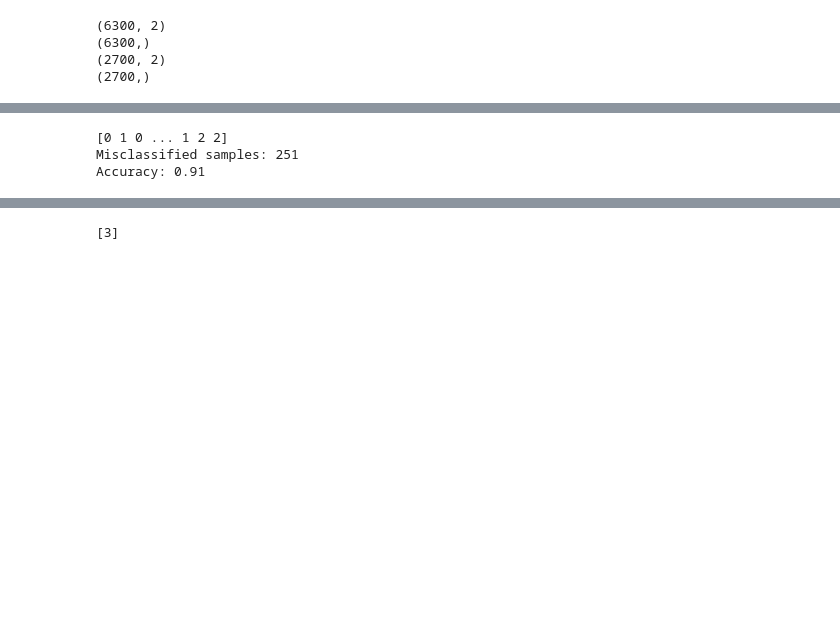
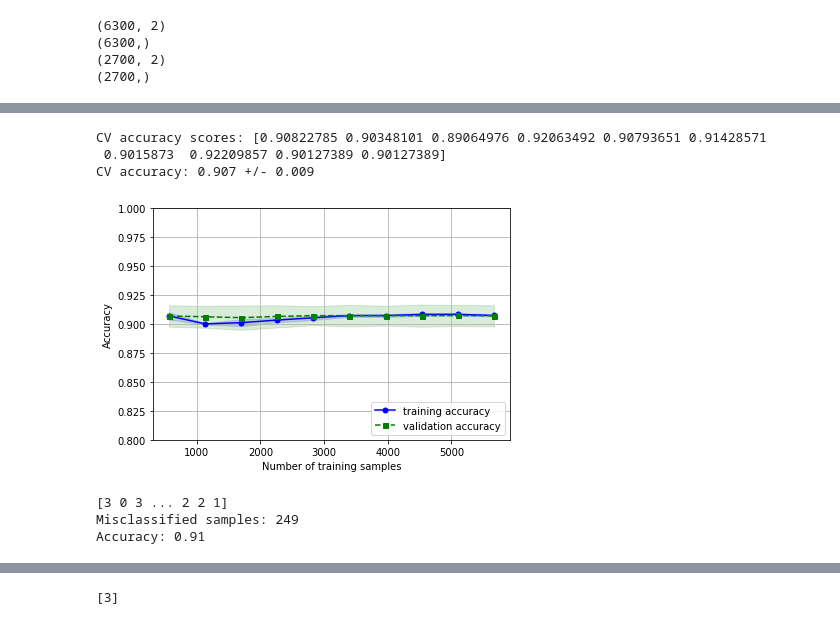
Before and after one commit to boson-lepton/classify, a Jupyter notebook: classify.ipynb, the cells around one changed output, grey strips where cells are left out. Cells and saved outputs as stored; diff of their text form; code cells hidden in the pictures; blank space fills up the shorter version.

```diff
--- a/classify.ipynb
+++ b/classify.ipynb
@@ -105,10 +110,82 @@ Misclassified samples: 253
 Accuracy: 0.91
+# %%
+#Evaluate Cross validation score of Logistic Regression model
+
+from sklearn.preprocessing import StandardScaler
+from sklearn.pipeline import Pipeline
+from sklearn.model_selection import cross_val_score
+
+pipe_lr = Pipeline([('scl', StandardScaler()),
+                    ('clf', LogisticRegression(multi_class='multinomial', solver='lbfgs', random_state=1))])
+
+scores = cross_val_score(estimator=pipe_lr,
+                         X=X_train_std,
+                         y=y_train,
+                         cv=10,
+                         n_jobs=1)
+print('CV accuracy scores: %s' % scores)
+print('CV accuracy: %.3f +/- %.3f' % (np.mean(scores), np.std(scores)))
+# %% [output]
+CV accuracy scores: [0.90822785 0.90348101 0.89064976 0.92063492 0.90793651 0.91428571
+ 0.9015873  0.92209857 0.90127389 0.90127389]
+CV accuracy: 0.907 +/- 0.009
+# %%
+#Around 2000 samples are needed to reach the optimum results, which means the feature space is
+#well covered by those samples.
+
+
+from sklearn.model_selection import learning_curve
+
+pipe_lr = Pipeline([('scl', StandardScaler()),
+                    ('clf', LogisticRegression(multi_class='multinomial', solver='lbfgs', random_state=1))])
+train_sizes, train_scores, test_scores =\
+                learning_curve(estimator=pipe_lr,
+                               X=X_train_std,
+                               y=y_train,
+                               train_sizes=np.linspace(0.1, 1.0, 10),
+                               cv=10,
+                               n_jobs=1)
+
+train_mean = np.mean(train_scores, axis=1)
+train_std = np.std(train_scores, axis=1)
+test_mean = np.mean(test_scores, axis=1)
+test_std = np.std(test_scores, axis=1)
+
+plt.plot(train_sizes, train_mean,
+         color='blue', marker='o',
+         markersize=5, label='training accuracy')
+
+plt.fill_between(train_sizes,
+                 train_mean + train_std,
+                 train_mean - train_std,
+                 alpha=0.15, color='blue')
+
+plt.plot(train_sizes, test_mean,
+         color='green', linestyle='--',
+         marker='s', markersize=5,
+         label='validation accuracy')
+
+plt.fill_between(train_sizes,
+                 test_mean + test_std,
+                 test_mean - test_std,
+                 alpha=0.15, color='green')
+
+plt.grid()
+plt.xlabel('Number of training samples')
+plt.ylabel('Accuracy')
+plt.legend(loc='lower right')
+plt.ylim([0.8, 1.0])
+plt.tight_layout()
+
+plt.show()
+# %% [output]
+[figure, added]
 # %%
 #Training a SVM model with scikit-learn
 #Done for comparison purposes
 from sklearn.svm import SVC
 
-svm = SVC(C=0.009, gamma='auto')
+svm = SVC(C=100, gamma=0.0001)
 svm.fit(X_train, y_train)
 y_pred = svm.predict(X_test)
 print(y_pred)
@@ -116,6 +193,6 @@ print('Misclassified samples: %d' % (y_test != y_pred).sum())
 from sklearn.metrics import accuracy_score
 print('Accuracy: %.2f' % accuracy_score(y_test, y_pred))
 # %% [output]
-[0 1 0 ... 1 2 2]
-Misclassified samples: 251
+[3 0 3 ... 2 2 1]
+Misclassified samples: 249
 Accuracy: 0.91
```
Also changed, not shown: parts of 6 cells of this notebook, 1 other file.
